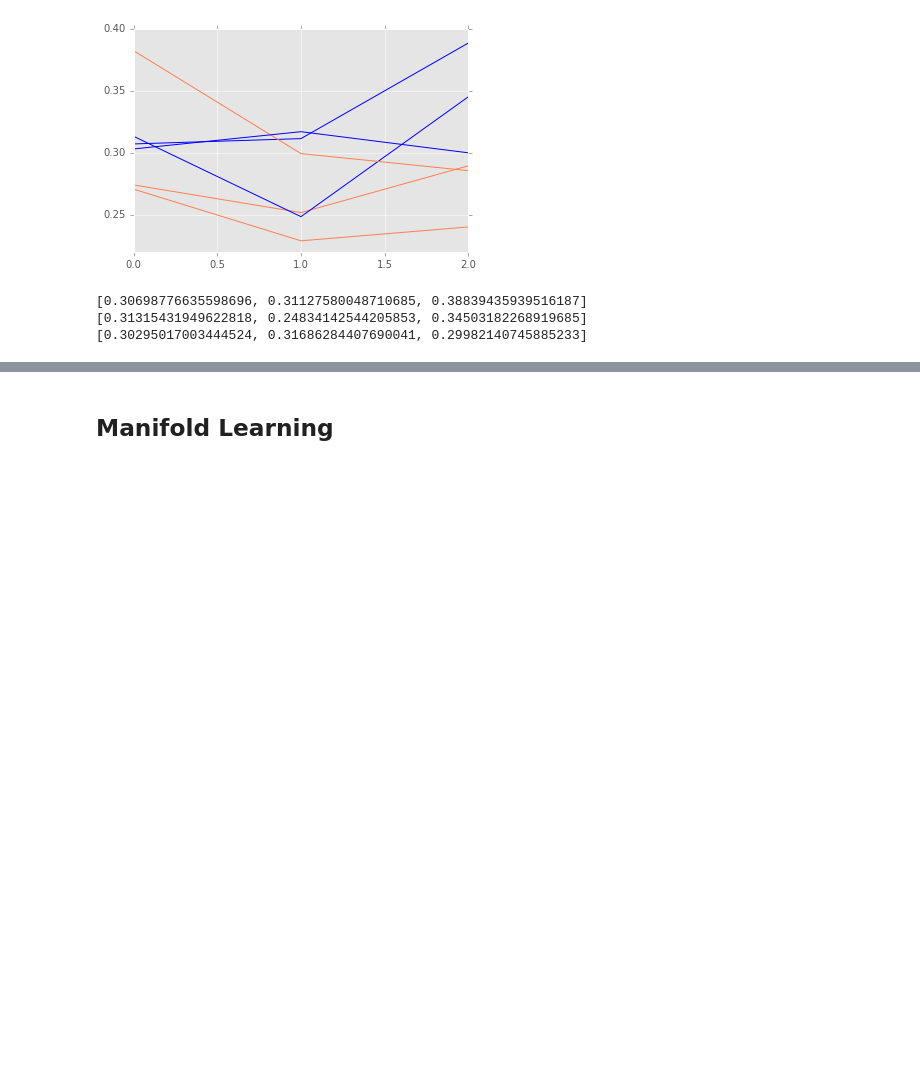
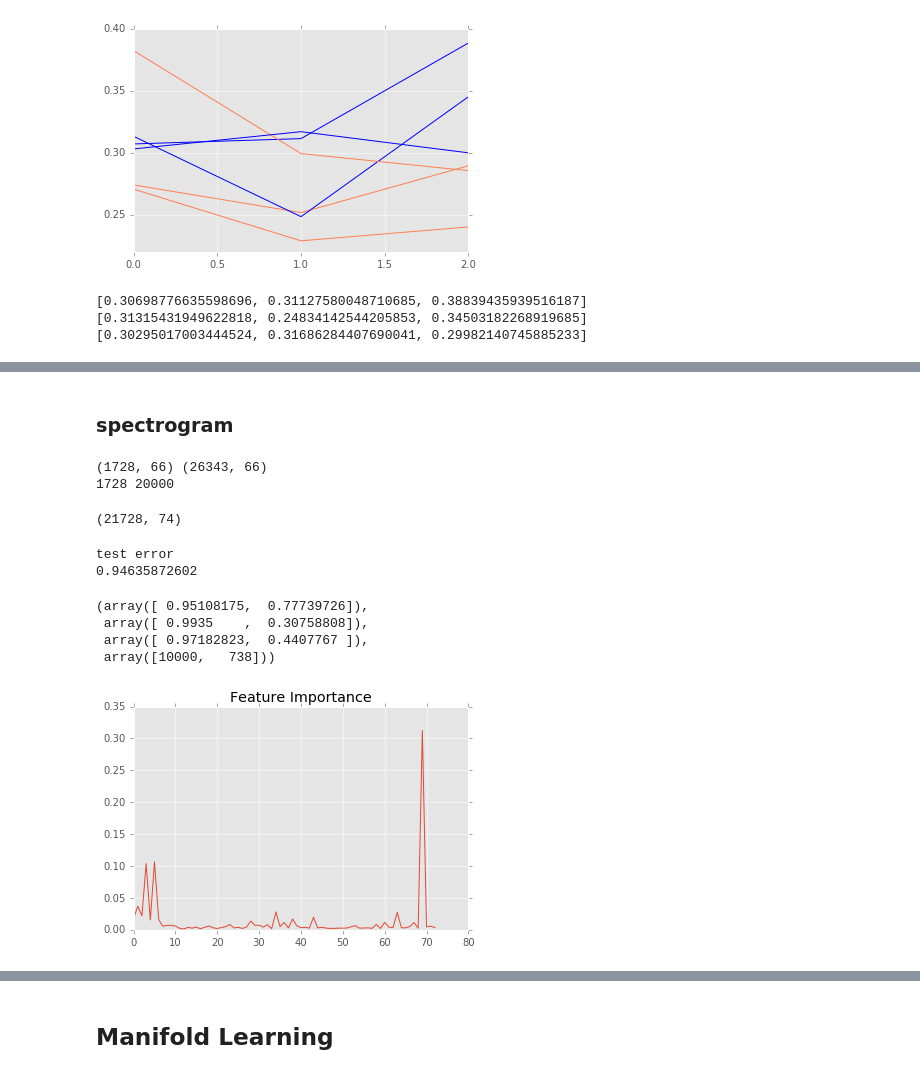
Before and after one commit to shifwang/MyShakeAnalysis, a Jupyter notebook: code/Yun/RF_Manifold_learning.ipynb, the cells around one changed output, grey strips where cells are left out. Drawn from its saved outputs; the diff is of its cells as text; code cells hidden in the pictures; blank space fills up the shorter version.

```diff
--- a/code/Yun/RF_Manifold_learning.ipynb
+++ b/code/Yun/RF_Manifold_learning.ipynb
@@ -411,0 +479,72 @@ sig_score
+# %% [markdown]
+### spectrogram
+# %%
+f1 = open('spectrogram1.pckl', 'rb')
+f0 = open('spectrogram0.pckl', 'rb')
+spectrogram1 = pickle.load(f1)
+spectrogram0 = pickle.load(f0)
+f1.close()
+f0.close()
+
+print(spectrogram1.shape,spectrogram0.shape)
+print(len1,len0)
+# %% [output]
+(1728, 66) (26343, 66)
+1728 20000
+# %%
+#### Original data source
+YX_spectrogram = np.vstack((spectrogram1[:len1,:],spectrogram0[:len0,:]))
+YX = np.hstack((YX, np.vstack((spectrogram1[:len1,:],spectrogram0[:len0,:]))))
+X = YX[:,1:]
+Y = YX[:,0]
+
+YX.shape
+# %% [output]
+(21728, 74)
+# %%
+# idx_permute = np.random.choice(len(YX),replace=False,size=len(YX))
+# n_train = int(len(YX)*0.4)
+# n_test = int(len(YX)*0.4)
+# n_valid = len(YX) - n_train - n_test
+
+# idx_train = idx_permute[:n_train]
+# idx_valid = idx_permute[n_train:-n_test]
+# idx_test = idx_permute[-n_test:]
+
+# X_valid = X[idx_valid,:]
+# Y_valid = Y[idx_valid]
+
+#np.arange(140*9)
+#np.random.choice(np.arange(140*9),replace=True,size=10000)
+idx_train = np.append(np.arange(110*9), np.arange(len(data1),len(data1)+10000))
+idx_test = np.append(np.arange(110*9,len(data1)), np.arange(len(data1)+10000, len(data1)+20000))
+
+X_train = X[idx_train,:]
+Y_train = Y[idx_train]
+
+X_test = X[idx_test,:]
+Y_test = Y[idx_test]
+
+# Train uncalibrated random forest classifier on whole train and validation
+# data and evaluate on test data
+clf = RandomForestClassifier(n_estimators=50, max_features = None, class_weight='balanced')
+                             #class_weight={0: 1, 1:1})
+                              #max_depth=None, min_samples_split=10, random_state=0)
+#clf.fit(X_train, Y_train, sample_weight=np.append(np.ones(110*9)*100, np.ones(10000)*1))
+clf.fit(X_train, Y_train)
+
+print('test error')
+clf_label = clf.predict(X_test)
+print(sum(clf_label == Y_test) / len(Y_test))
+plt.plot(clf.feature_importances_)
+plt.title('Feature Importance')
+
+precision_recall_fscore_support(Y_test,clf_label)
+# %% [output]
+test error
+0.94635872602
+(array([ 0.95108175,  0.77739726]),
+ array([ 0.9935    ,  0.30758808]),
+ array([ 0.97182823,  0.4407767 ]),
+ array([10000,   738]))
+[figure, added]
```
Also changed, not shown: parts of 62 cells of this notebook, 2 other files.
